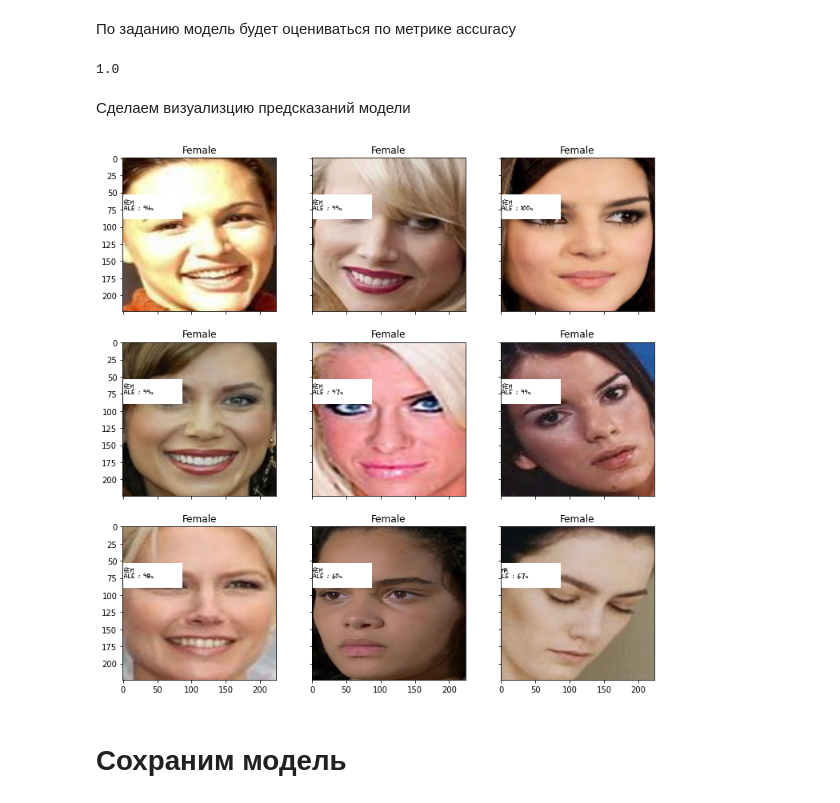
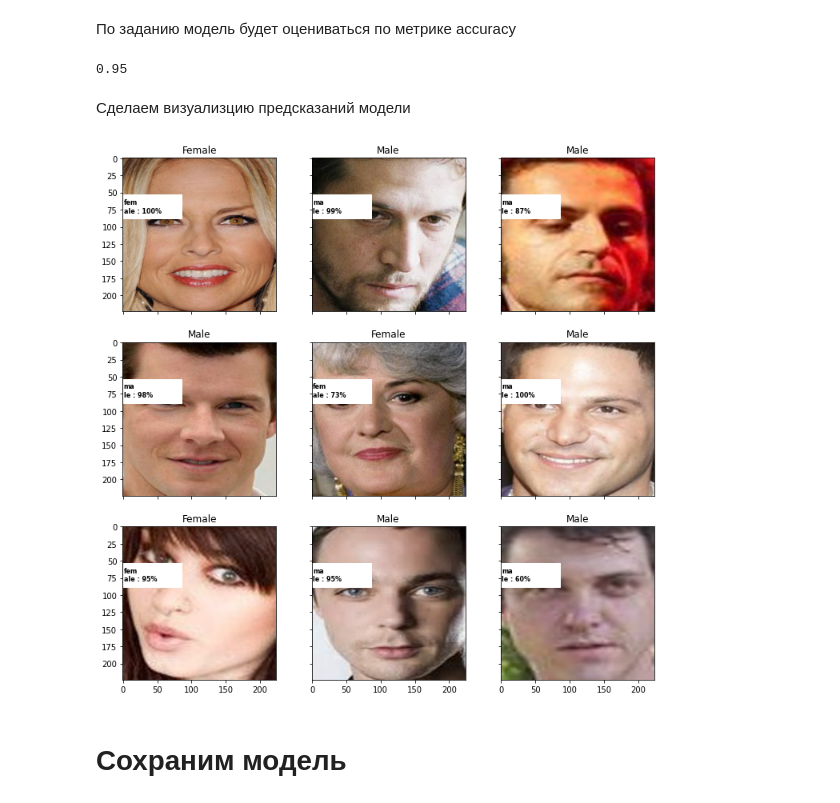
Before and after one commit to DariaVoo/-NtechLab, a Jupyter notebook: task2/task2.ipynb, the cells around one changed output. Saved outputs shown, nothing was run; the diff lists cells and outputs as text; code cells hidden in the pictures.

```diff
--- a/task2/task2.ipynb
+++ b/task2/task2.ipynb
@@ -353,3 +358,6 @@ def predict_one_sample(model, inputs, device=DEVICE):
         logit = model(inputs).cpu()
         probs = torch.nn.functional.softmax(logit, dim=-1).numpy()
     return probs
+# %%
+PATH = 'gdrive/My Drive/NtechLab_test/modelext.pth'
+model_extractor = torch.load(PATH)
@@ -356,9 +367,10 @@ def predict_one_sample(model, inputs, device=DEVICE):
 # %%
-random_characters = int(np.random.uniform(0,1000))
+
+random_characters = int(np.random.uniform(0,23500))
 ex_img, true_label = val_dataset[random_characters]
 probs_im = predict_one_sample(model_extractor, ex_img.unsqueeze(0))
 # %%
-idxs = list(map(int, np.random.uniform(0,1000, 20)))
+idxs = list(map(int, np.random.uniform(0,23500, 20)))
 imgs = [val_dataset[id][0].unsqueeze(0) for id in idxs]
 
 probs_ims = predict(model_extractor, imgs)
@@ -377,44 +397,41 @@ from sklearn.metrics import accuracy_score
 
 accuracy_score(actual_labels, y_pred)
 # %% [output]
-1.0
+0.95
 # %% [markdown]
 Сделаем визуализцию предсказаний модели
 # %%
 import matplotlib.patches as patches
 from matplotlib.font_manager import FontProperties
 
 fig, ax = plt.subplots(nrows=3, ncols=3,figsize=(12, 12), \
                         sharey=True, sharex=True)
 for fig_x in ax.flatten():
-    random_characters = int(np.random.uniform(0,1000))
+    random_characters = int(np.random.uniform(0,23500))
     im_val, label = val_dataset[random_characters]
     img_label = " ".join(map(lambda x: x.capitalize(),\
                 val_dataset.label_encoder.inverse_transform([label])[0].split('_')))
-
-
 
     imshow(im_val.data.cpu(), \
           title=img_label,plt_ax=fig_x)
 
     actual_text = "Actual : {}".format(img_label)
 
     fig_x.add_patch(patches.Rectangle((0, 53),86,35,color='white'))
     font0 = FontProperties()
     font = font0.copy()
-    font.set_family("fantasy")
     prob_pred = predict_one_sample(model_extractor, im_val.unsqueeze(0))
     predicted_proba = np.max(prob_pred)*100
     y_pred = np.argmax(prob_pred)
 
     predicted_label = label_encoder.classes_[y_pred]
     predicted_label = predicted_label[:len(predicted_label)//2] + '\n' + predicted_label[len(predicted_label)//2:]
     predicted_text = "{} : {:.0f}%".format(predicted_label,predicted_proba)
 
     fig_x.text(1, 59, predicted_text , horizontalalignment='left', fontproperties=font,
                     verticalalignment='top',fontsize=8, color='black',fontweight='bold')
 # %% [output]
-[figure, old version]
+[figure, new version]
 # %% [markdown]
 # Cохраним модель
 # %%
```
Also changed, not shown: parts of 21 cells of this notebook, 1 other file.
